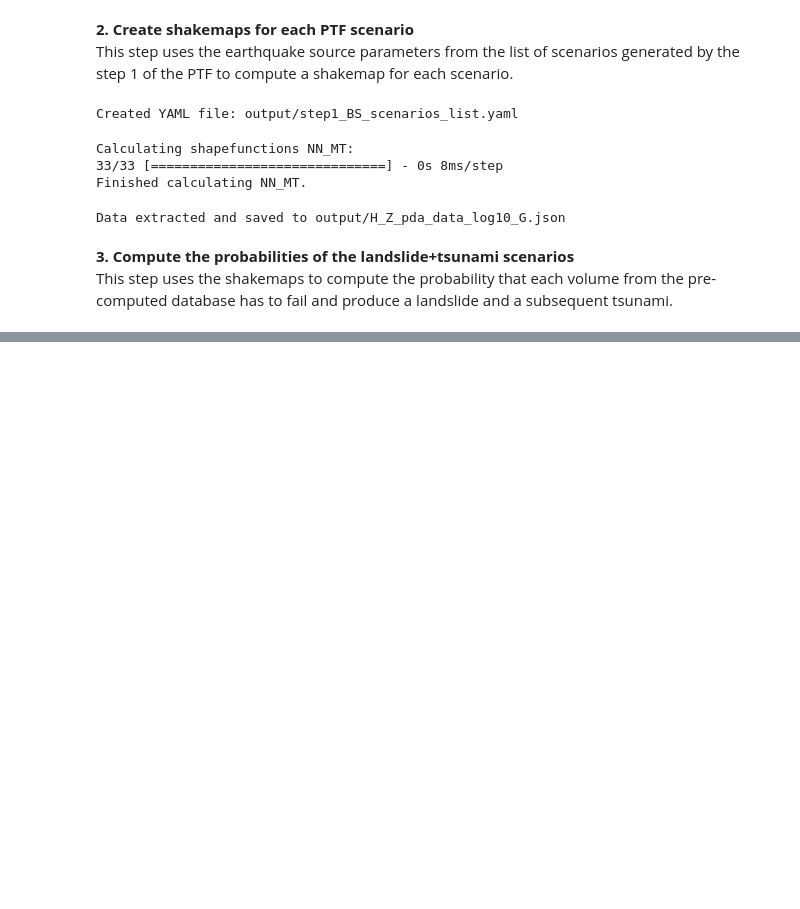
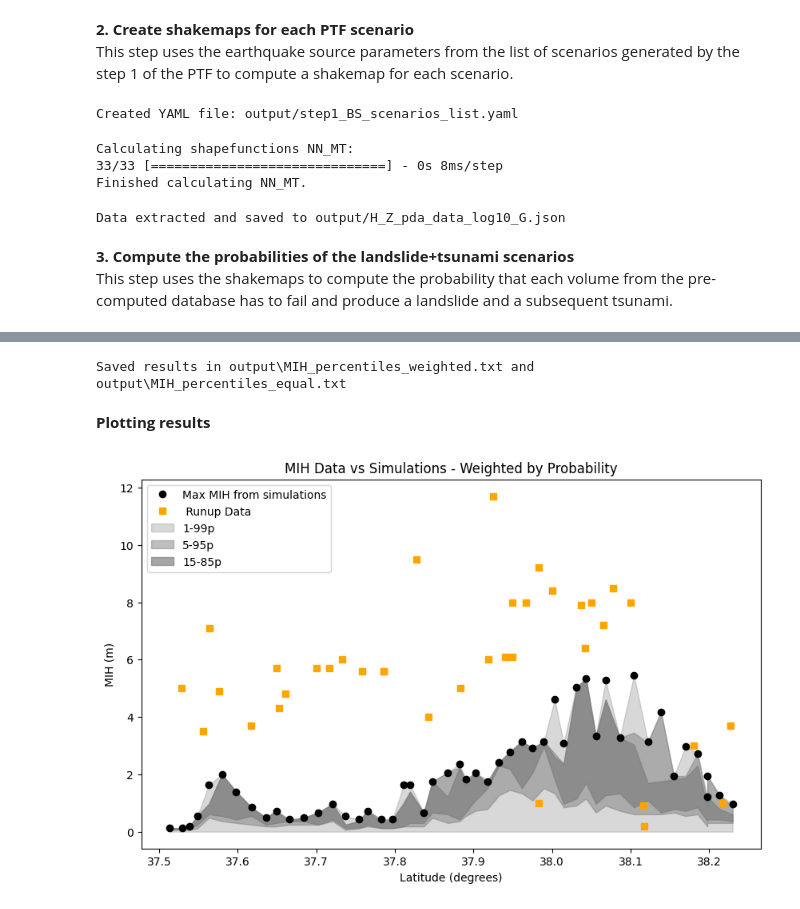
Before and after one commit to dtgeoeu-wp6-tsunamis/site_demonstrators, a Jupyter notebook: SD5/landslide-workflow/sd5.ipynb, the cells around one changed output, grey strips where cells are left out. Drawn from its saved outputs; the diff is of its cells as text; code cells hidden in the pictures; blank space fills up the shorter version.

Commit message:
Added step 4 of SD5/landslide-workflow

```diff
--- a/SD5/landslide-workflow/sd5.ipynb
+++ b/SD5/landslide-workflow/sd5.ipynb
@@ -209,0 +262,60 @@ This step extracts the Maximum Inundation Heights (MIHs) from the pre-computed d
+# %%
+### Save results to output files
+file_MIH_percentiles_equal = os.path.join(output_folder, "MIH_percentiles_equal.txt")
+file_MIH_percentiles_weighted = os.path.join(output_folder, "MIH_percentiles_weighted.txt")
+np.savetxt(file_MIH_percentiles_equal, Mperc_equal, fmt='%.1f', header=str(percentiles), comments='')
+np.savetxt(file_MIH_percentiles_weighted, Mperc_weighted, fmt='%.1f', header=str(percentiles), comments='')
+print(f"Saved results in {file_MIH_percentiles_weighted} and {file_MIH_percentiles_equal}")
+# %% [output]
+Saved results in output\MIH_percentiles_weighted.txt and output\MIH_percentiles_equal.txt
+# %% [markdown]
+**Plotting results**
+# %%
+#TODO: do we prefer to use the written output or use directly the variables from the notebook?
+### Load necessary file for plotting
+# Load POIs coordinates (POIs used in the precomputed database of landslide-tsunami simulations)
+simulations_dir = r"P:\2022\02\20220296\Calculations\Messina_simulations_June2025\\"
+pois_file = os.path.join(simulations_dir,"bingclaw-to-hysea","inputs","hysea_inputs","messina_tms_HySEA.txt")
+pois_coords = np.loadtxt(pois_file, skiprows=1)
+
+# Load runup data (data from https://www.ngdc.noaa.gov/hazel/view/hazards/tsunami/related-runups/1373)
+file_runups_data = "messina_runups_data.npz"
+runups_data = np.load(file_runups_data)
+
+# Load MIH values for specific percentiles
+mih = Mperc_weighted # Or read it from file???
+# %%
+#TODO: do we want to plot both "equal" and "weighted"?
+#TODO: plotting script now assumes the array of percentiles is [0.01 0.05 0.15 0.85 0.95 0.99 1.  ], make it more flexible?
+
+## Plotting results
+pois_to_plot = np.arange(50, 100, 1) # This is to select POIs along the East coast of Sicily
+
+fig = plt.figure(figsize=(10, 6))
+ax = fig.add_subplot(1,1,1)
+#plt.plot(pois_coords[pois_to_plot, 1], mih_equal[pois_to_plot, 0], 'o-', label='Equal Weighting')
+plt.plot(pois_coords[pois_to_plot, 1], mih[pois_to_plot, -1], 'ko', label = "Max MIH from simulations")
+
+i=0
+for lon1, lat1, h1 in zip(runups_data["lon"], runups_data["lat"], runups_data["h"]):
+    if lat1 < np.max(pois_coords[pois_to_plot, 1]) and lat1 > np.min(pois_coords[pois_to_plot, 1]) and lon1 < 15.6:
+        plt.plot(lat1, h1, 's', color='orange', label=' Runup Data' if i == 0 else "")
+        i=i+1
+
+plt.fill_between(pois_coords[pois_to_plot, 1], mih[pois_to_plot, 0], mih[pois_to_plot, -2],
+                    color='gray', alpha=0.3, label='1-99p')
+
+plt.fill_between(pois_coords[pois_to_plot, 1], mih[pois_to_plot, 1], mih[pois_to_plot, -3],
+                    color='gray', alpha=0.5, label='5-95p')
+
+plt.fill_between(pois_coords[pois_to_plot, 1], mih[pois_to_plot, 2], mih[pois_to_plot, -4],
+                    color='gray', alpha=0.7, label='15-85p')
+
+#ax.set_title('MIH Data vs Simulations - Equal weighting')
+ax.set_title('MIH Data vs Simulations - Weighted by Probability')
+ax.set_xlabel('Latitude (degrees)')
+ax.set_ylabel('MIH (m)')
+ax.legend(loc='upper left')
+plt.show()
+# %% [output]
+[figure, added]
```
Also changed, not shown: parts of 15 cells of this notebook, 1 other file.
